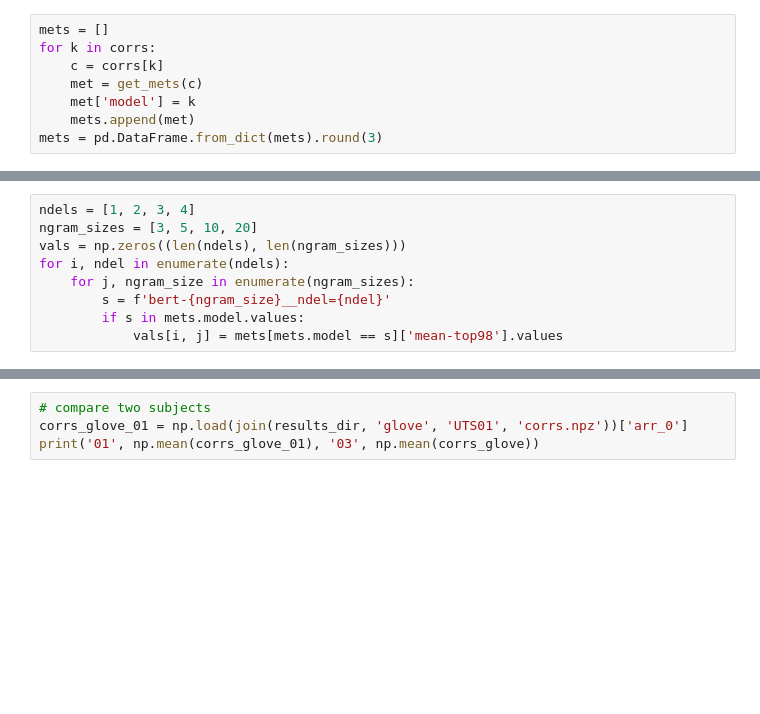
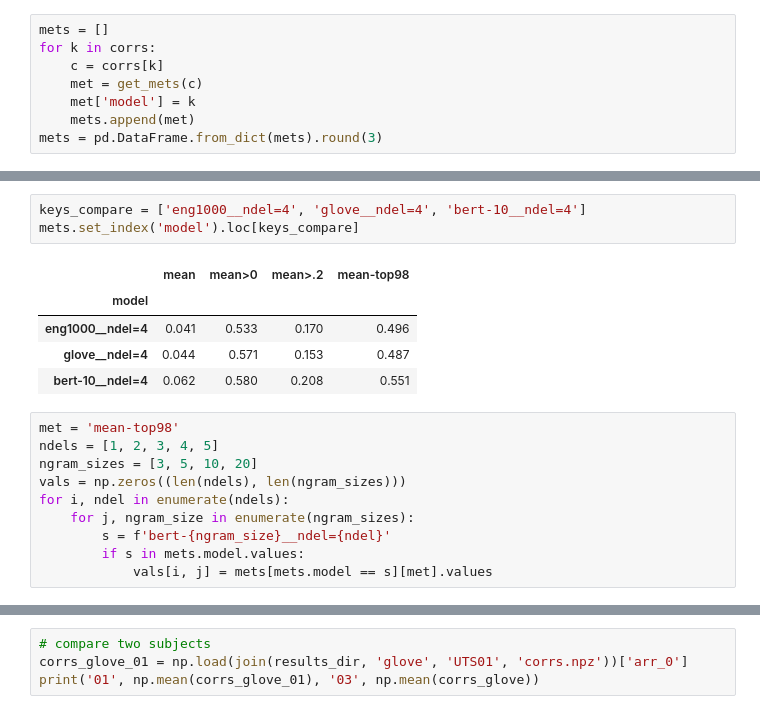
Before and after one commit to microsoft/augmented-interpretable-models, a Jupyter notebook: experimental/fmri/notebooks/01_encoding.ipynb, the cells around one changed output, grey strips where cells are left out. Cells and saved outputs as stored; diff of their text form; blank space fills up the shorter version.

```diff
--- a/experimental/fmri/notebooks/01_encoding.ipynb
+++ b/experimental/fmri/notebooks/01_encoding.ipynb
@@ -69,10 +79,20 @@ mets.style.background_gradient(axis='index')
+# %%
+keys_compare = ['eng1000__ndel=4', 'glove__ndel=4', 'bert-10__ndel=4']
+mets.set_index('model').loc[keys_compare]
+# %% [output]
+|  | mean | mean>0 | mean>.2 | mean-top98 |
+| model |  |  |  |  |
+| eng1000__ndel=4 | 0.041 | 0.533 | 0.170 | 0.496 |
+| glove__ndel=4 | 0.044 | 0.571 | 0.153 | 0.487 |
+| bert-10__ndel=4 | 0.062 | 0.580 | 0.208 | 0.551 |
 # %%
-ndels = [1, 2, 3, 4]
+met = 'mean-top98'
+ndels = [1, 2, 3, 4, 5]
 ngram_sizes = [3, 5, 10, 20]
 vals = np.zeros((len(ndels), len(ngram_sizes)))
 for i, ndel in enumerate(ndels):
     for j, ngram_size in enumerate(ngram_sizes):
         s = f'bert-{ngram_size}__ndel={ndel}'
         if s in mets.model.values:
-            vals[i, j] = mets[mets.model == s]['mean-top98'].values
+            vals[i, j] = mets[mets.model == s][met].values
 # %%
```
Also changed, not shown: parts of 8 cells of this notebook, 4 other files.
